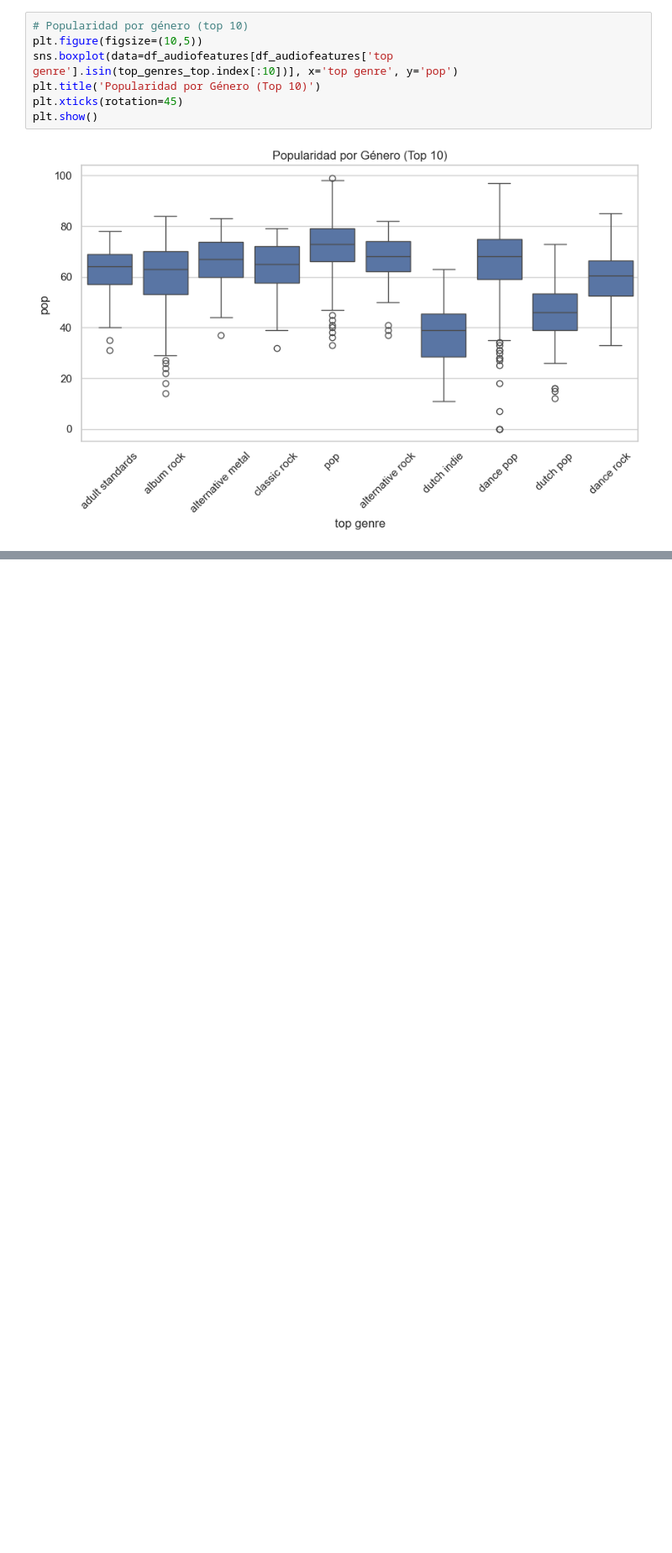
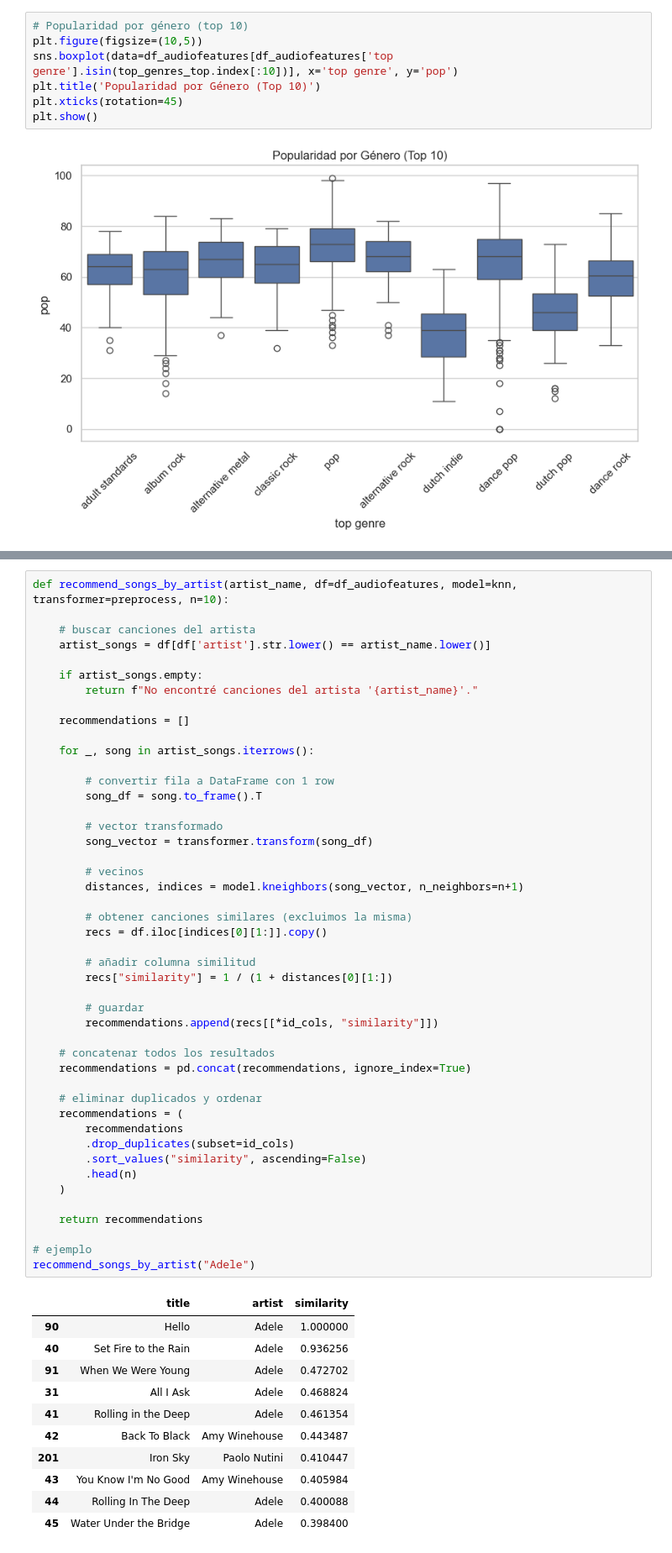
Before and after one commit to othats/SpotifyAnalytics2025, a Jupyter notebook: spotify.ipynb, the cells around one changed output, grey strips where cells are left out. Shown at 84% size. Saved outputs shown, nothing was run; the diff lists cells and outputs as text; blank space fills up the shorter version.

```diff
--- a/spotify.ipynb
+++ b/spotify.ipynb
@@ -460,0 +538,58 @@ plt.show()
+# %%
+def recommend_songs_by_artist(artist_name, df=df_audiofeatures, model=knn, transformer=preprocess, n=10):
+
+    # buscar canciones del artista
+    artist_songs = df[df['artist'].str.lower() == artist_name.lower()]
+
+    if artist_songs.empty:
+        return f"No encontré canciones del artista '{artist_name}'."
+
+    recommendations = []
+
+    for _, song in artist_songs.iterrows():
+
+        # convertir fila a DataFrame con 1 row
+        song_df = song.to_frame().T
+
+        # vector transformado
+        song_vector = transformer.transform(song_df)
+
+        # vecinos
+        distances, indices = model.kneighbors(song_vector, n_neighbors=n+1)
+
+        # obtener canciones similares (excluimos la misma)
+        recs = df.iloc[indices[0][1:]].copy()
+
+        # añadir columna similitud
+        recs["similarity"] = 1 / (1 + distances[0][1:])
+
+        # guardar
+        recommendations.append(recs[[*id_cols, "similarity"]])
+
+    # concatenar todos los resultados
+    recommendations = pd.concat(recommendations, ignore_index=True)
+
+    # eliminar duplicados y ordenar
+    recommendations = (
+        recommendations
+        .drop_duplicates(subset=id_cols)
+        .sort_values("similarity", ascending=False)
+        .head(n)
+    )
+
+    return recommendations
+
+# ejemplo
+recommend_songs_by_artist("Adele")
+# %% [output]
+|  | title | artist | similarity |
+| 90 | Hello | Adele | 1.000000 |
+| 40 | Set Fire to the Rain | Adele | 0.936256 |
+| 91 | When We Were Young | Adele | 0.472702 |
+| 31 | All I Ask | Adele | 0.468824 |
+| 41 | Rolling in the Deep | Adele | 0.461354 |
+| 42 | Back To Black | Amy Winehouse | 0.443487 |
+| 201 | Iron Sky | Paolo Nutini | 0.410447 |
+| 43 | You Know I'm No Good | Amy Winehouse | 0.405984 |
+| 44 | Rolling In The Deep | Adele | 0.400088 |
+| 45 | Water Under the Bridge | Adele | 0.398400 |
```
Also changed, not shown: parts of 9 cells of this notebook, 3 other files.
